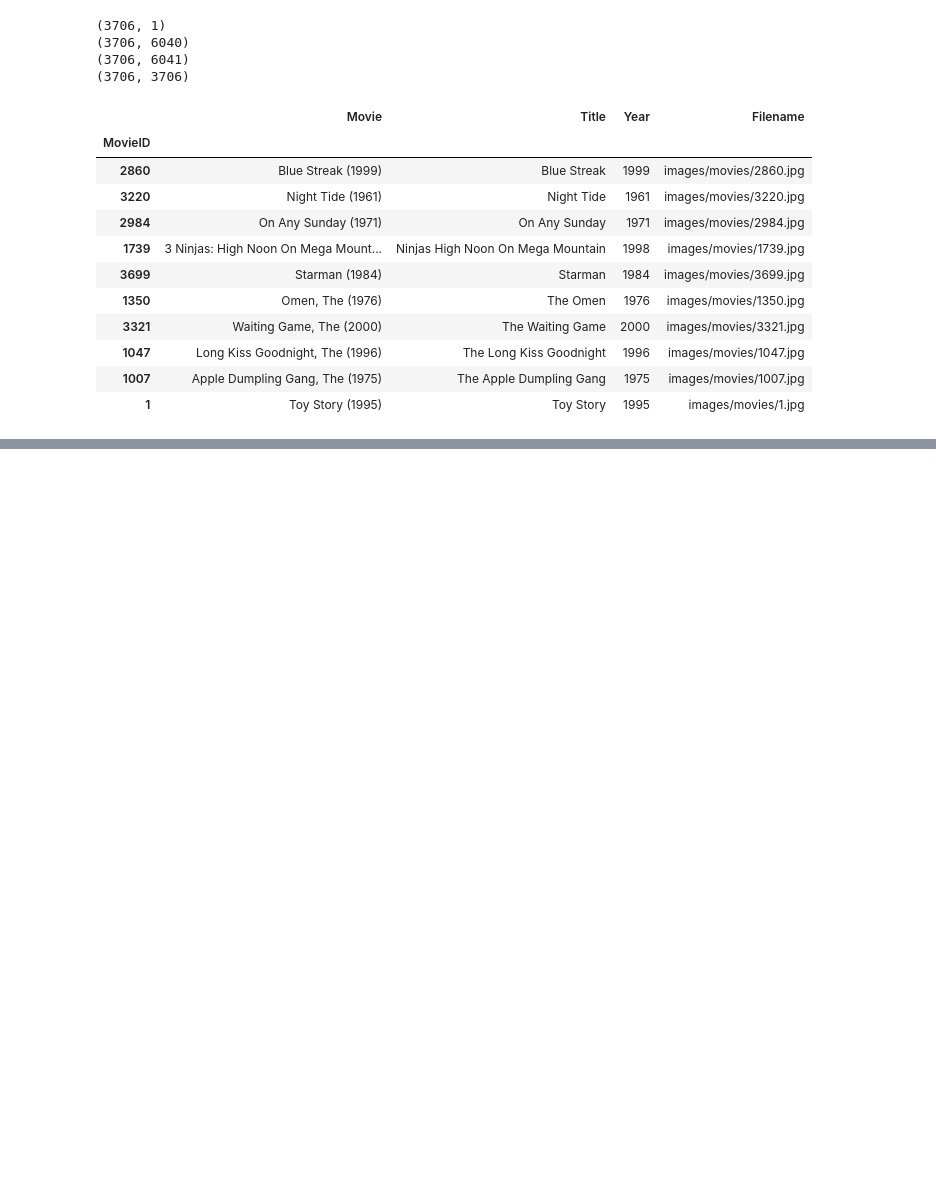
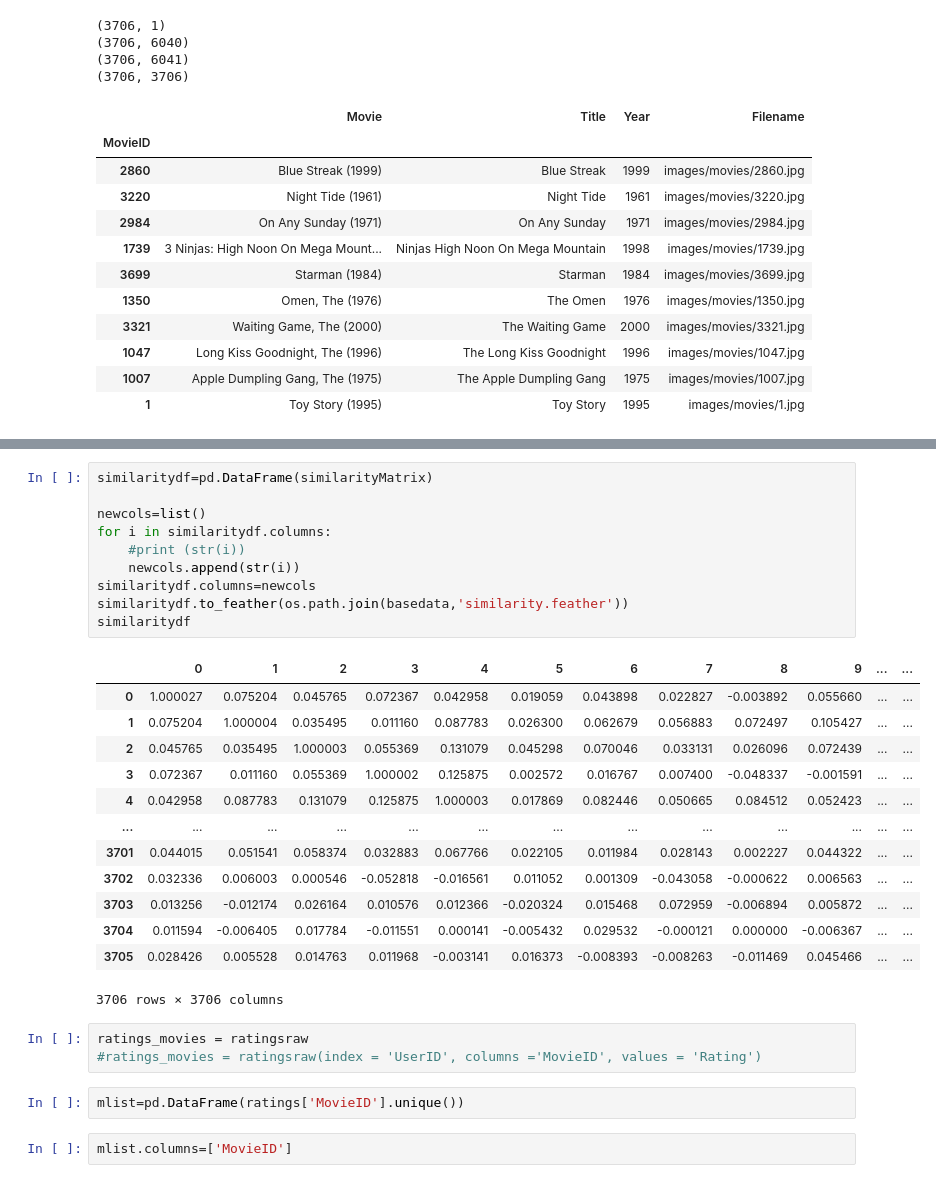
Before and after one commit to oorona/MovieRecommender, a Jupyter notebook: dataanalysis/DataProcessing.ipynb, the cells around one changed output, grey strips where cells are left out. Drawn from its saved outputs; the diff is of its cells as text; blank space fills up the shorter version.

```diff
--- a/dataanalysis/DataProcessing.ipynb
+++ b/dataanalysis/DataProcessing.ipynb
@@ -1102,0 +1285,31 @@ movies.iloc[topmovies]
+# %%
+similaritydf=pd.DataFrame(similarityMatrix)
+
+newcols=list()
+for i in similaritydf.columns:
+    #print (str(i))
+    newcols.append(str(i))
+similaritydf.columns=newcols
+similaritydf.to_feather(os.path.join(basedata,'similarity.feather'))
+similaritydf
+# %% [output]
+|  | 0 | 1 | 2 | 3 | 4 | 5 | 6 | 7 | 8 | 9 | ... | ... |
+| 0 | 1.000027 | 0.075204 | 0.045765 | 0.072367 | 0.042958 | 0.019059 | 0.043898 | 0.022827 | -0.003892 | 0.055660 | ... | ... |
+| 1 | 0.075204 | 1.000004 | 0.035495 | 0.011160 | 0.087783 | 0.026300 | 0.062679 | 0.056883 | 0.072497 | 0.105427 | ... | ... |
+| 2 | 0.045765 | 0.035495 | 1.000003 | 0.055369 | 0.131079 | 0.045298 | 0.070046 | 0.033131 | 0.026096 | 0.072439 | ... | ... |
+| 3 | 0.072367 | 0.011160 | 0.055369 | 1.000002 | 0.125875 | 0.002572 | 0.016767 | 0.007400 | -0.048337 | -0.001591 | ... | ... |
+| 4 | 0.042958 | 0.087783 | 0.131079 | 0.125875 | 1.000003 | 0.017869 | 0.082446 | 0.050665 | 0.084512 | 0.052423 | ... | ... |
+| ... | ... | ... | ... | ... | ... | ... | ... | ... | ... | ... | ... | ... |
+| 3701 | 0.044015 | 0.051541 | 0.058374 | 0.032883 | 0.067766 | 0.022105 | 0.011984 | 0.028143 | 0.002227 | 0.044322 | ... | ... |
+| 3702 | 0.032336 | 0.006003 | 0.000546 | -0.052818 | -0.016561 | 0.011052 | 0.001309 | -0.043058 | -0.000622 | 0.006563 | ... | ... |
+| 3703 | 0.013256 | -0.012174 | 0.026164 | 0.010576 | 0.012366 | -0.020324 | 0.015468 | 0.072959 | -0.006894 | 0.005872 | ... | ... |
+| 3704 | 0.011594 | -0.006405 | 0.017784 | -0.011551 | 0.000141 | -0.005432 | 0.029532 | -0.000121 | 0.000000 | -0.006367 | ... | ... |
+| 3705 | 0.028426 | 0.005528 | 0.014763 | 0.011968 | -0.003141 | 0.016373 | -0.008393 | -0.008263 | -0.011469 | 0.045466 | ... | ... |
+3706 rows × 3706 columns
+# %%
+ratings_movies = ratingsraw
+#ratings_movies = ratingsraw(index = 'UserID', columns ='MovieID', values = 'Rating')
+# %%
+mlist=pd.DataFrame(ratings['MovieID'].unique())
+# %%
+mlist.columns=['MovieID']
```
Also changed, not shown: parts of 24 cells of this notebook, 7 other files.
